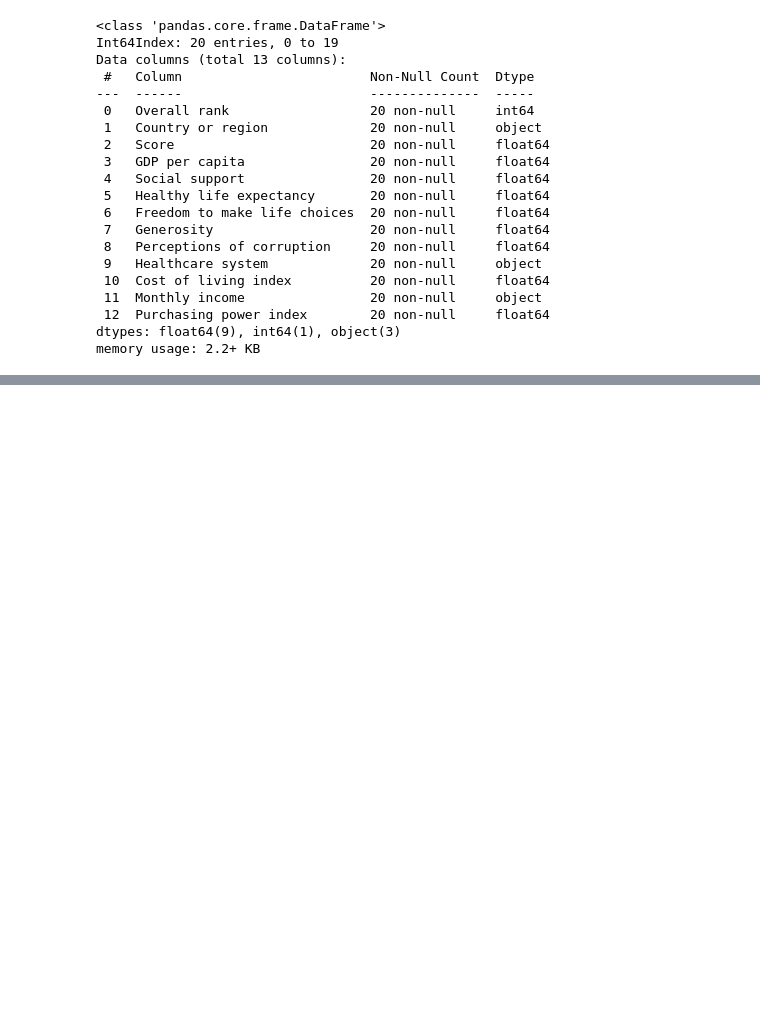
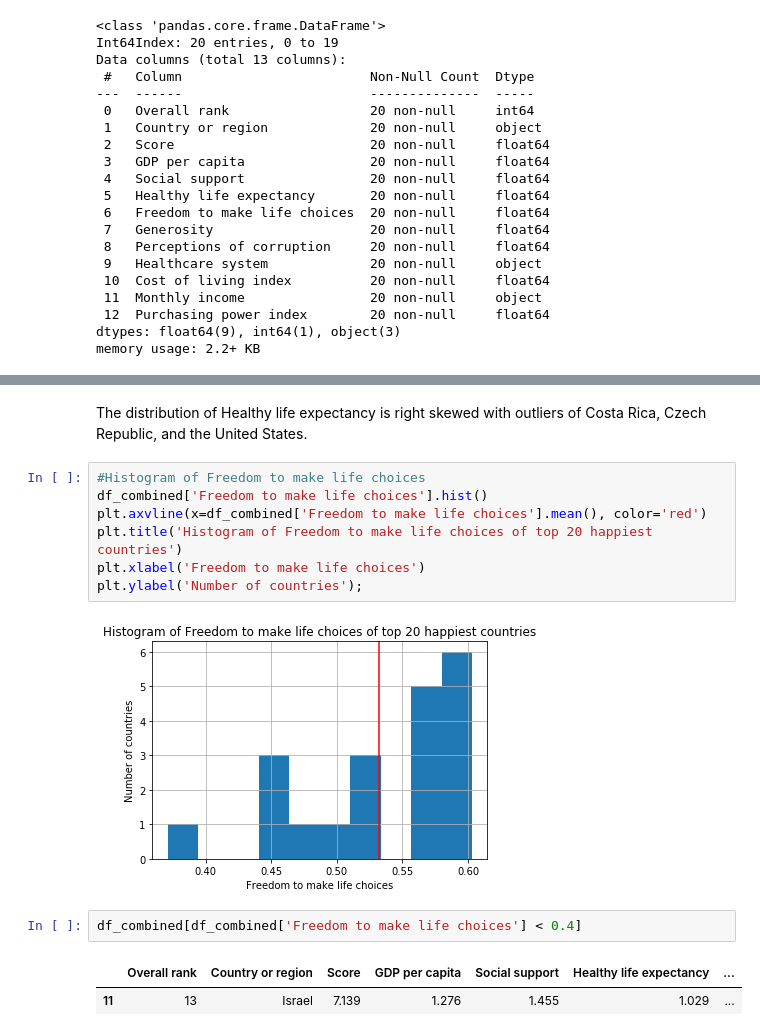
Before and after one commit to KellyWemmer/world_happiness_report, a Jupyter notebook: world_happiness_report.ipynb, the cells around one changed output, grey strips where cells are left out. Drawn from its saved outputs; the diff is of its cells as text; blank space fills up the shorter version.

```diff
--- a/world_happiness_report.ipynb
+++ b/world_happiness_report.ipynb
@@ -340,0 +342,16 @@ df_final
+# %% [markdown]
+The distribution of Healthy life expectancy is right skewed with outliers of Costa Rica, Czech Republic, and the United States.
+# %%
+#Histogram of Freedom to make life choices
+df_combined['Freedom to make life choices'].hist()
+plt.axvline(x=df_combined['Freedom to make life choices'].mean(), color='red')
+plt.title('Histogram of Freedom to make life choices of top 20 happiest countries')
+plt.xlabel('Freedom to make life choices')
+plt.ylabel('Number of countries');
+# %% [output]
+[figure, added]
+# %%
+df_combined[df_combined['Freedom to make life choices'] < 0.4]
+# %% [output]
+|  | Overall rank | Country or region | Score | GDP per capita | Social support | Healthy life expectancy | ... |
+| 11 | 13 | Israel | 7.139 | 1.276 | 1.455 | 1.029 | ... |
```
Also changed, not shown: parts of 35 cells of this notebook.
